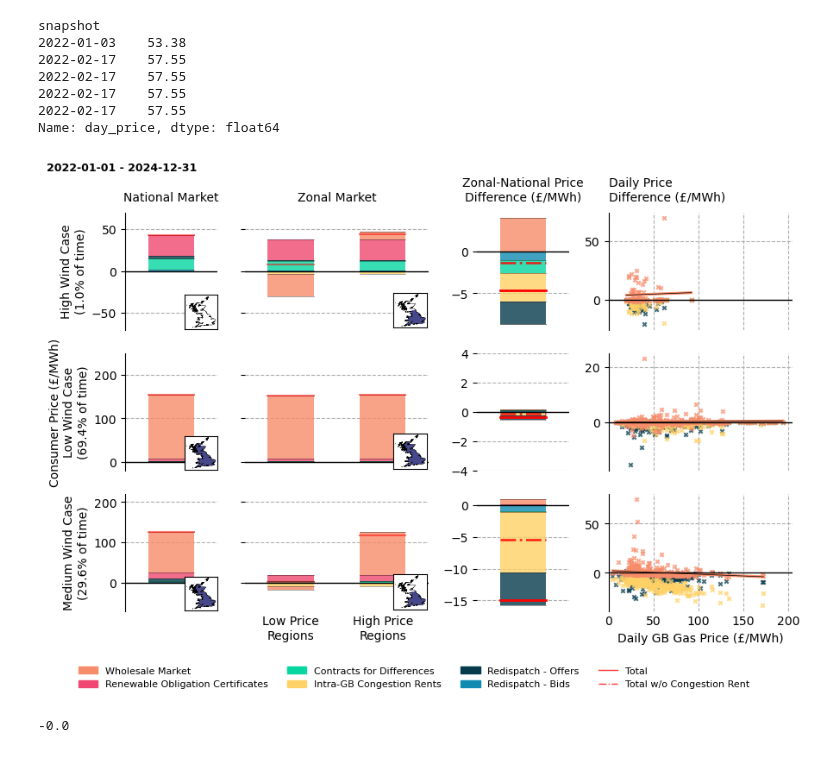
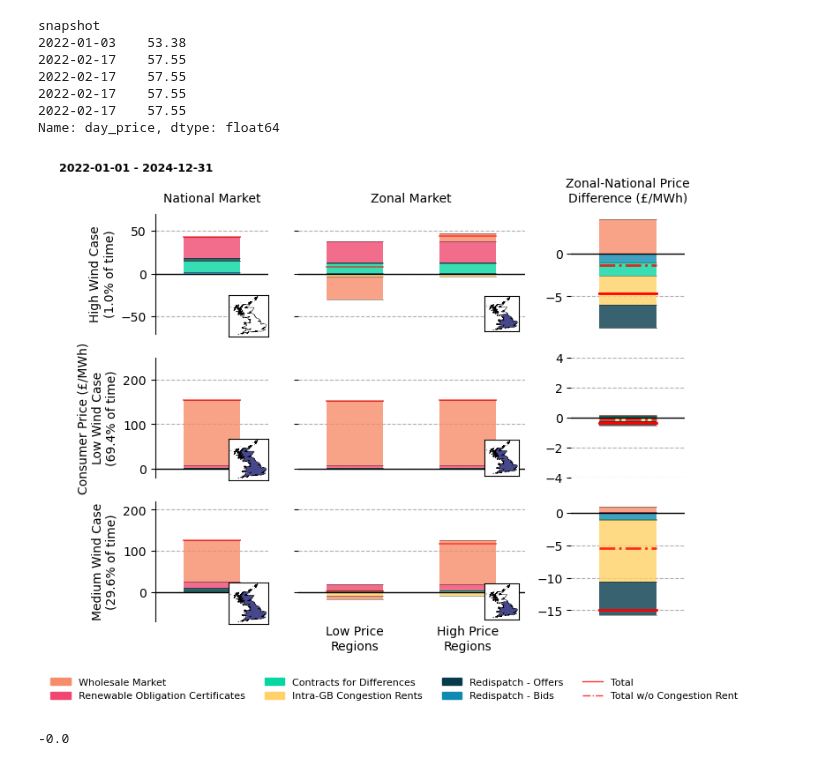
Before and after one commit to LukasFrankenQ/GBPower, a Jupyter notebook: notebooks/energy_crisis_shift.ipynb, the cells around one changed output. Drawn from its saved outputs; the diff is of its cells as text; code cells hidden in the pictures.

```diff
--- a/notebooks/energy_crisis_shift.ipynb
+++ b/notebooks/energy_crisis_shift.ipynb
@@ -23,7 +23,7 @@ Index(['wholesale', 'congestion_rent', 'cfd_payments', 'roc_payments',
        'offer_cost', 'bid_cost', 'balancing_volume'],
       dtype='object')
 # %%
-lw = pd.read_csv(Path.cwd().parent / 'data' / 'preprocessed' / 'load_weights.csv', index_col=0)
+lw = pd.read_csv(Path.cwd().parent / 'data' / 'prerun' / 'load_weights.csv', index_col=0)
 lw.index = lw.index.astype(str)
 # %%
 regions = gpd.read_file(Path.cwd().parent / 'data' / 'regions_onshore_s.geojson')
@@ -465,7 +465,7 @@ def get_weighted_average_price(df, weights):
 # %%
 import seaborn as sns
 
-fig, axs = plt.subplots(3, 4, figsize=(9.5, 6), gridspec_kw={'width_ratios': [1, 2, 1, 2]})
+fig, axs = plt.subplots(3, 3, figsize=(7.5, 6), gridspec_kw={'width_ratios': [1, 2, 1]})
 
 bars_to_ax(
     axs[0,1],
@@ -530,6 +530,7 @@ simple_bars_to_ax(
     neg_diff,
 )
 
+'''
 ####### Temporally disaggregated
 for ax, data in zip(axs[:,3], [neg, pos, mixed]):
 
@@ -574,9 +575,9 @@ for ax, data in zip(axs[:,3], [neg, pos, mixed]):
     # print(diff_disagg.sum(axis=1).sort_values())
 
     # import sys; sys.exit()
-
-for ax in axs[:,3]:
-    ax.set_xlabel('')
+'''
+# for ax in axs[:,3]:
+#     ax.set_xlabel('')
 
 pos_zonal = get_total_prices(sc, pos['zonal'], loads, lw.iloc[:,0], 'zonal')
 pos_national = get_total_prices(sc, pos['national'], loads, pd.Series(1, ['GB']), 'national')
@@ -681,16 +682,16 @@ for ax in axs[:,2]:
     new_pos = [position.x0 + 0.025, position.y0, position.width, position.height]
     ax.set_position(new_pos)
 
-for ax in axs[:,3]:
-    position = ax.get_position()
-    new_pos = [position.x0 + 0.04, position.y0, position.width, position.height]
-    ax.set_position(new_pos)
+# for ax in axs[:,3]:
+#     position = ax.get_position()
+#     new_pos = [position.x0 + 0.04, position.y0, position.width, position.height]
+#     ax.set_position(new_pos)
 
 title_pad = 10
 axs[0,0].set_title('National Market', fontsize=10, pad=title_pad)
 axs[0,1].set_title('Zonal Market', fontsize=10, pad=title_pad)
 axs[0,2].set_title('Zonal-National Price\nDifference (£/MWh)', fontsize=10, pad=title_pad)
-axs[0,3].set_title('Daily Price\nDifference (£/MWh)', fontsize=10, pad=title_pad, loc='left')
+# axs[0,3].set_title('Daily Price\nDifference (£/MWh)', fontsize=10, pad=title_pad, loc='left')
 
 axs[2,1].set_xticks([0, 1])
 axs[2,1].set_xticklabels(['Low Price\nRegions', 'High Price\nRegions'])
@@ -699,11 +700,11 @@ axs[2,1].tick_params(axis='x', which='both', length=0)
 for ax in axs[:2,:2].flatten():
     ax.set_xticks([])
 
-for ax in axs[:,3]:
-    ax.tick_params(axis='x', which='both', length=0)
+# for ax in axs[:,3]:
+#     ax.tick_params(axis='x', which='both', length=0)
 
-for ax in axs[:,3]:
-    ax.set_xlim(0, 205)
+# for ax in axs[:,3]:
+#     ax.set_xlim(0, 205)
 
 axs[2,0].set_xticks([])
 axs[2,2].set_xticks([])
@@ -714,13 +715,13 @@ for ax in axs[:,:].flatten():
     ax.axhline(0, color='k', lw=1)
     ax.spines['bottom'].set_visible(False)
 
-for ax in axs[:,3]:
-    ax.grid(True, linestyle='--')
+# for ax in axs[:,3]:
+#     ax.grid(True, linestyle='--')
 
-for ax in axs[:2,3]:
-    ax.set_xticklabels([''])
+# for ax in axs[:2,3]:
+#     ax.set_xticklabels([''])
 
-axs[2,3].set_xlabel('Daily GB Gas Price (£/MWh)')
+# axs[2,3].set_xlabel('Daily GB Gas Price (£/MWh)')
 
 handles, labels = [], []
 
@@ -735,35 +736,35 @@ for label, color in color_dict.items():
     handles.append(Patch(color=color, label=nice_names[label]))
     labels.append(nice_names[label])
 
 handles.append(Line2D([0], [0], color='r', lw=1, linestyle='-', alpha=0.8))
 labels.append("Total")
 
 handles.append(Line2D([0], [0], color='r', lw=1, linestyle='-.', alpha=0.8))
 labels.append("Total w/o Congestion Rent")
 
 axs[2,0].legend(
     handles=handles,
     labels=labels,
     loc='upper left',
-    bbox_to_anchor=(-0.6, -0.4),
+    bbox_to_anchor=(-1, -0.4),
     fontsize=8,
     ncol=4,
     frameon=False,
 )
 
 axs[0,0].text(
     -1.35,
     120,
     f'{start} - {end}',
     fontsize=9,
     ha='left',
     weight='bold',
 )
 
 plt.savefig(f'wind_cases_from_{start}_to_{end}.pdf', bbox_inches='tight')
 plt.show()
 # %% [output]
-[figure, old version]
+[figure, new version]
 # %%
 
 import pypsa
```
Also changed, not shown: parts of 3 cells of this notebook, 3 other files.
